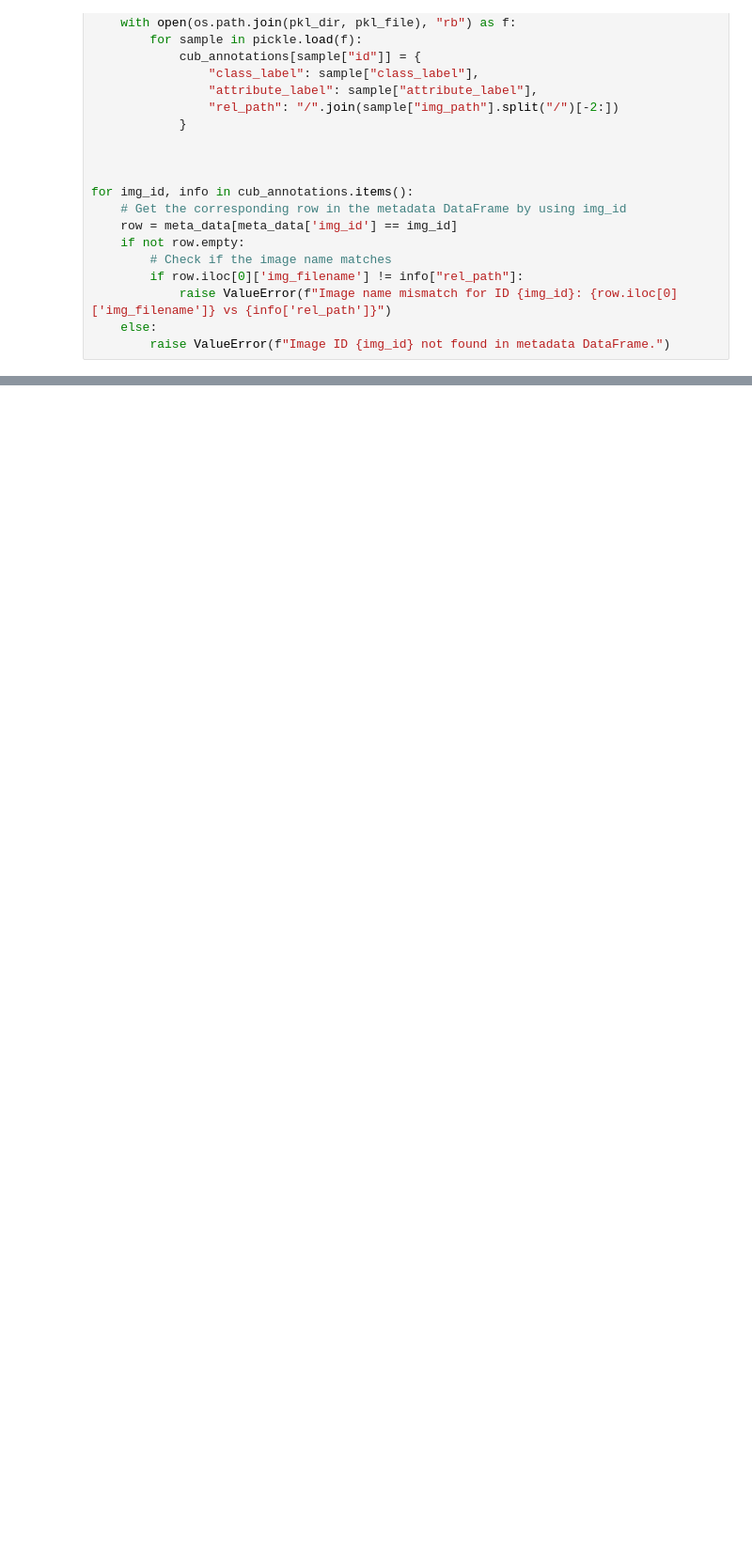
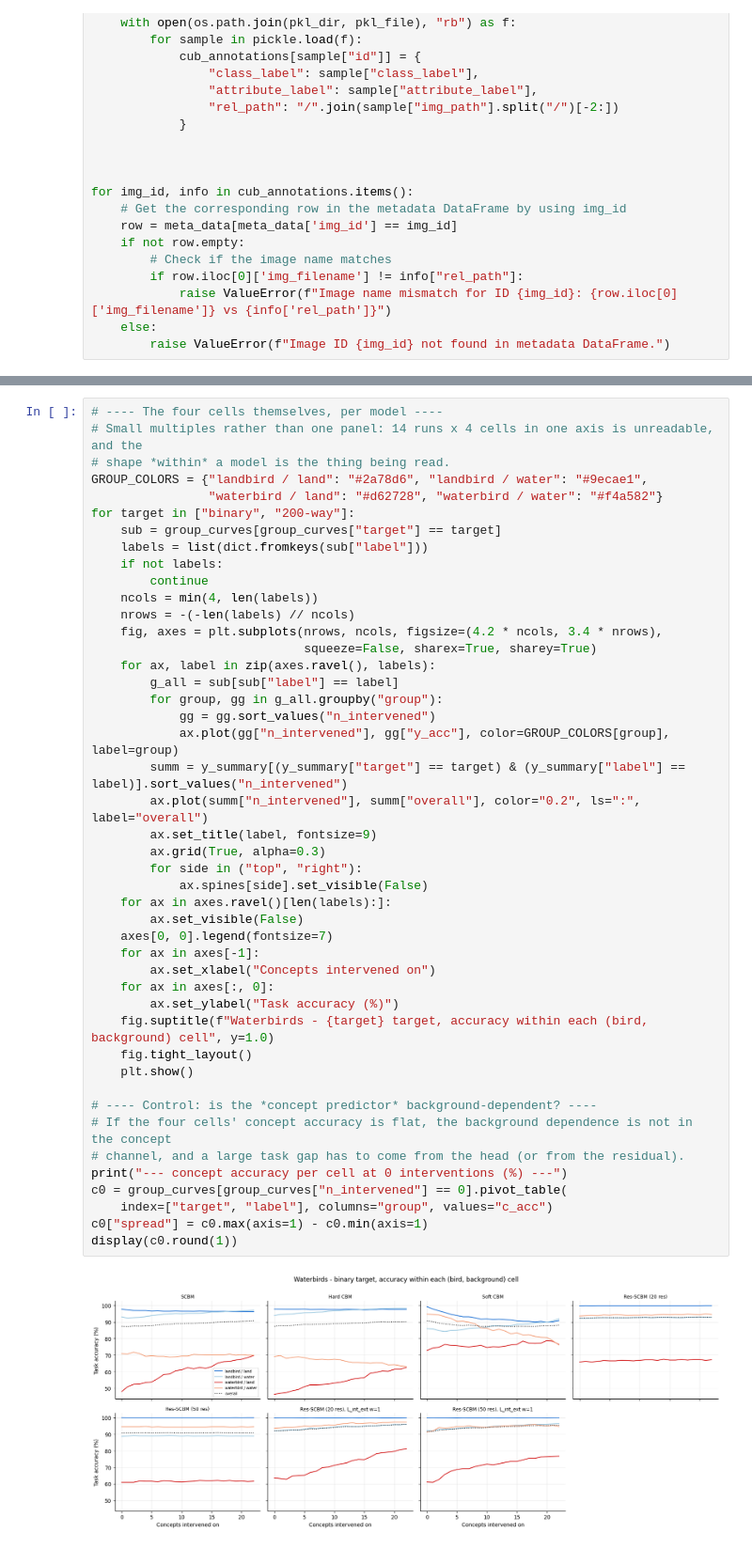
Before and after one commit to stephenmarcou/SCBM_implementation, a Jupyter notebook: waterbirds_analysis.ipynb, the cells around one changed output, grey strips where cells are left out. Shown at 94% size. Cells and saved outputs as stored; diff of their text form; blank space fills up the shorter version.

```diff
--- a/waterbirds_analysis.ipynb
+++ b/waterbirds_analysis.ipynb
@@ -118,0 +868,47 @@ for img_id, info in cub_annotations.items():
+# %%
+# ---- The four cells themselves, per model ----
+# Small multiples rather than one panel: 14 runs x 4 cells in one axis is unreadable, and the
+# shape *within* a model is the thing being read.
+GROUP_COLORS = {"landbird / land": "#2a78d6", "landbird / water": "#9ecae1",
+                "waterbird / land": "#d62728", "waterbird / water": "#f4a582"}
+for target in ["binary", "200-way"]:
+    sub = group_curves[group_curves["target"] == target]
+    labels = list(dict.fromkeys(sub["label"]))
+    if not labels:
+        continue
+    ncols = min(4, len(labels))
+    nrows = -(-len(labels) // ncols)
+    fig, axes = plt.subplots(nrows, ncols, figsize=(4.2 * ncols, 3.4 * nrows),
+                             squeeze=False, sharex=True, sharey=True)
+    for ax, label in zip(axes.ravel(), labels):
+        g_all = sub[sub["label"] == label]
+        for group, gg in g_all.groupby("group"):
+            gg = gg.sort_values("n_intervened")
+            ax.plot(gg["n_intervened"], gg["y_acc"], color=GROUP_COLORS[group], label=group)
+        summ = y_summary[(y_summary["target"] == target) & (y_summary["label"] == label)].sort_values("n_intervened")
+        ax.plot(summ["n_intervened"], summ["overall"], color="0.2", ls=":", label="overall")
+        ax.set_title(label, fontsize=9)
+        ax.grid(True, alpha=0.3)
+        for side in ("top", "right"):
+            ax.spines[side].set_visible(False)
+    for ax in axes.ravel()[len(labels):]:
+        ax.set_visible(False)
+    axes[0, 0].legend(fontsize=7)
+    for ax in axes[-1]:
+        ax.set_xlabel("Concepts intervened on")
+    for ax in axes[:, 0]:
+        ax.set_ylabel("Task accuracy (%)")
+    fig.suptitle(f"Waterbirds - {target} target, accuracy within each (bird, background) cell", y=1.0)
+    fig.tight_layout()
+    plt.show()
+
+# ---- Control: is the *concept predictor* background-dependent? ----
+# If the four cells' concept accuracy is flat, the background dependence is not in the concept
+# channel, and a large task gap has to come from the head (or from the residual).
+print("--- concept accuracy per cell at 0 interventions (%) ---")
+c0 = group_curves[group_curves["n_intervened"] == 0].pivot_table(
+    index=["target", "label"], columns="group", values="c_acc")
+c0["spread"] = c0.max(axis=1) - c0.min(axis=1)
+display(c0.round(1))
+# %% [output]
+[figure, added]
```
Also changed, not shown: parts of 20 cells of this notebook, 11 other files.
